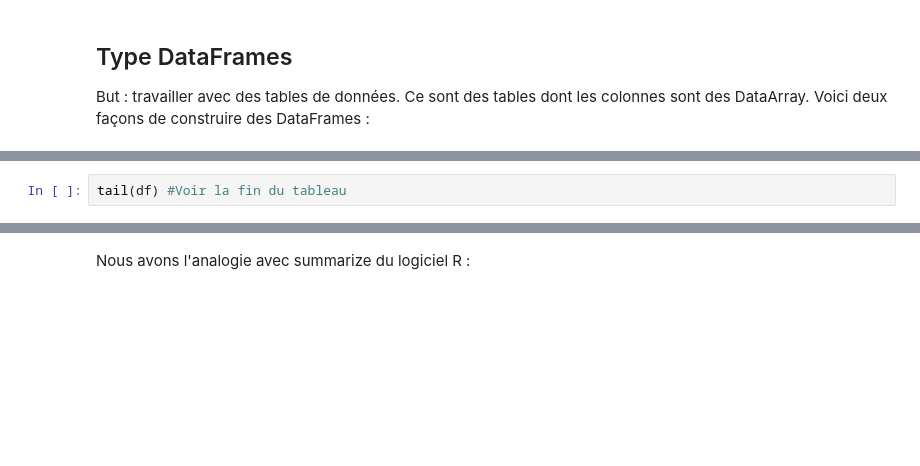
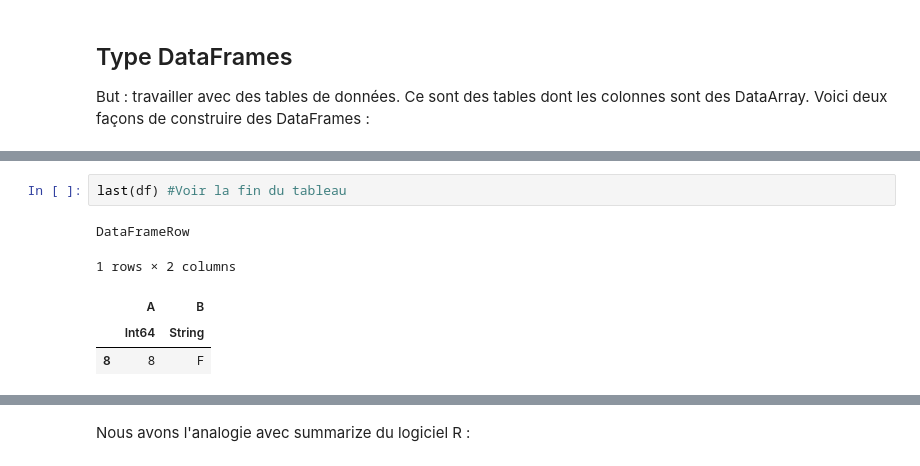
Before and after one commit to clopeau/Julia_Introduction, a Jupyter notebook: 5 - Quelques packages utiles.ipynb, the cells around one changed output, grey strips where cells are left out. Cells and saved outputs as stored; diff of their text form; blank space fills up the shorter version.

```diff
--- a/5 - Quelques packages utiles.ipynb
+++ b/5 - Quelques packages utiles.ipynb
@@ -199,4 +132,10 @@ head(df)#Voir le début du tableau
 # %%
-tail(df) #Voir la fin du tableau
+last(df) #Voir la fin du tableau
+# %% [output]
+DataFrameRow
+1 rows × 2 columns
+|  | A | B |
+|  | Int64 | String |
+| 8 | 8 | F |
 # %%
 df[1:3, :] #Voir les lignes 1,2,3 du tableau
```
Also changed, not shown: parts of 45 cells of this notebook, 4 other files.
